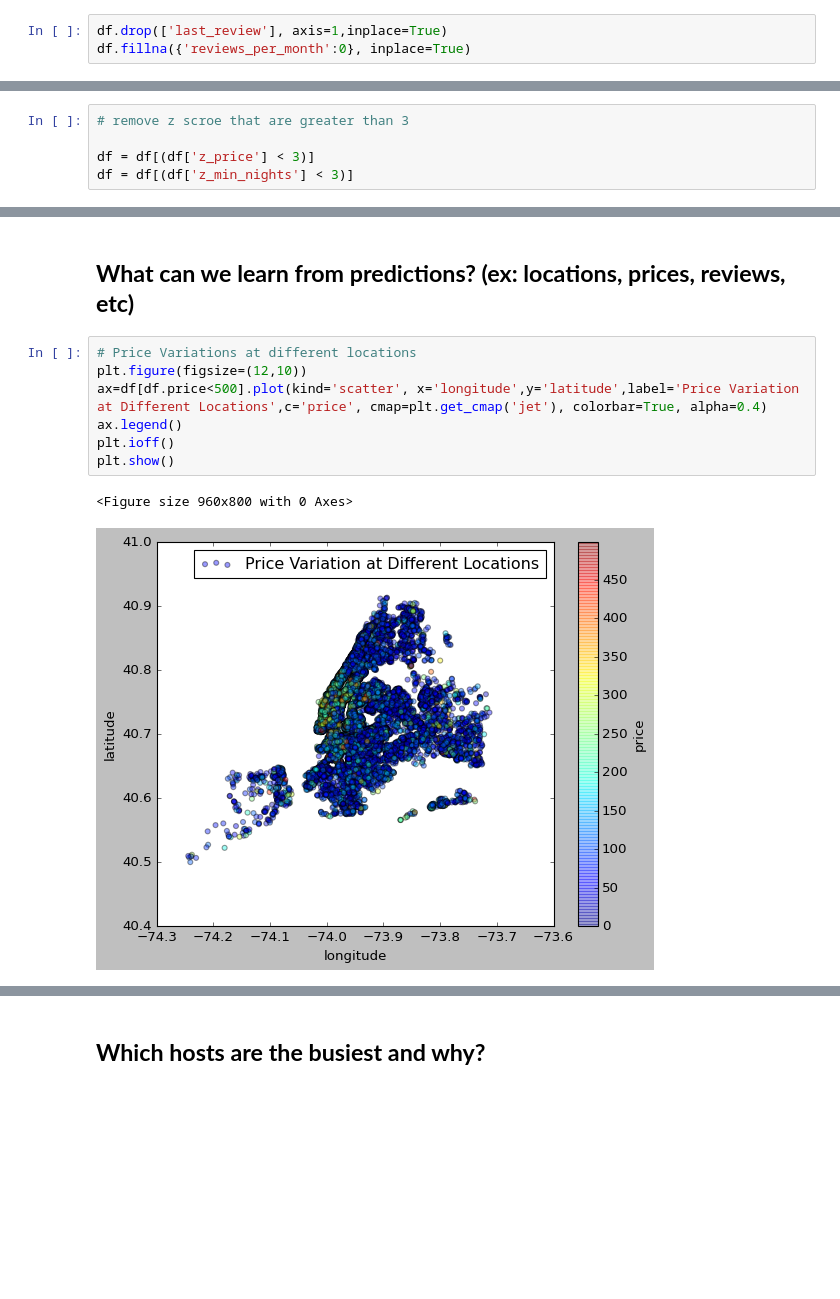
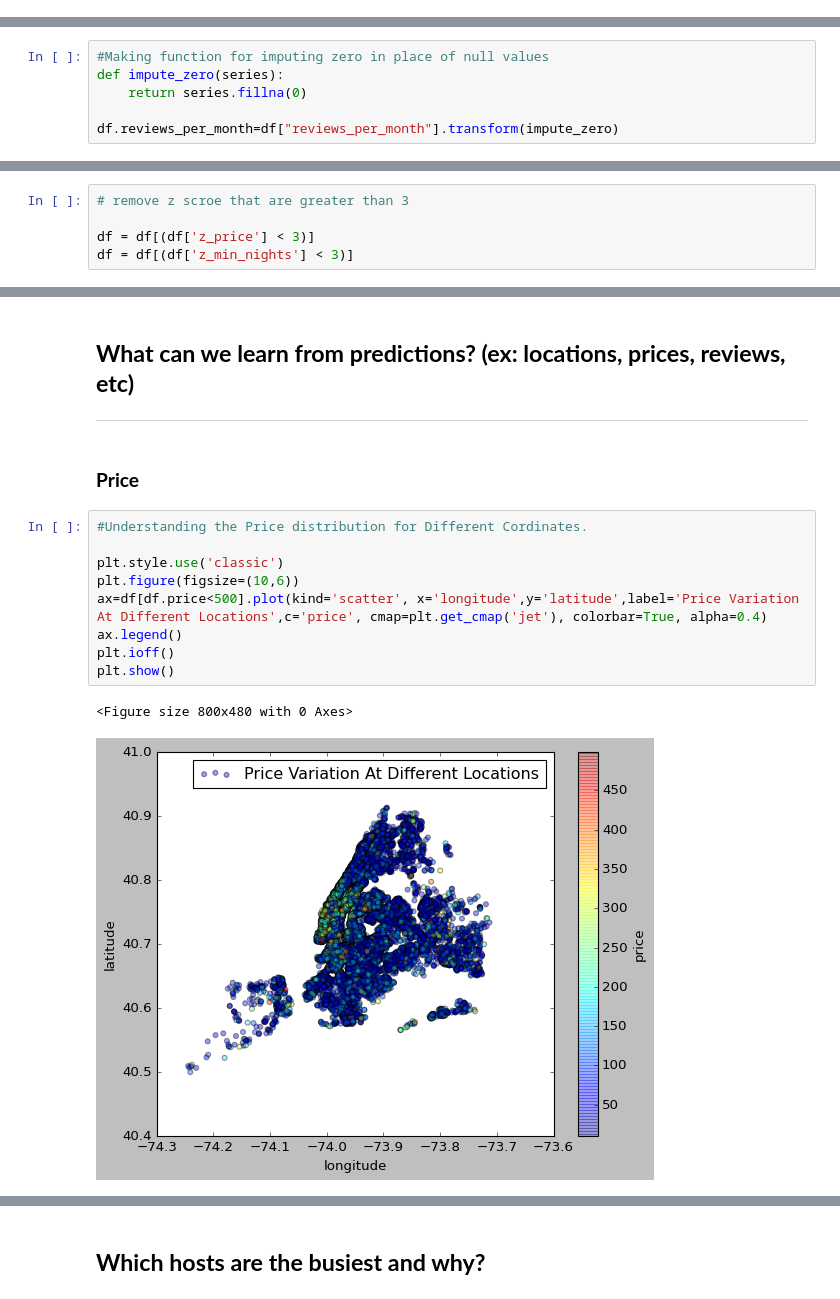
Before and after one commit to amanjn7/Airbnb-Booking-Analysis, a Jupyter notebook: Aman_Jain_Airbnb_Bookings_Analysis_Capstone_Project.ipynb, the cells around one changed output, grey strips where cells are left out. Drawn from its saved outputs; the diff is of its cells as text; blank space fills up the shorter version.

```diff
--- a/Aman_Jain_Airbnb_Bookings_Analysis_Capstone_Project.ipynb
+++ b/Aman_Jain_Airbnb_Bookings_Analysis_Capstone_Project.ipynb
@@ -208,3 +157,0 @@ As we can see there are some Null Values in **host_name**, **name** , **last_rev
-# %%
-df.drop(['last_review'], axis=1,inplace=True)
-df.fillna({'reviews_per_month':0}, inplace=True)
@@ -267,0 +278,6 @@ sns.boxplot(x=df['minimum_nights'])
+# %%
+#Making function for imputing zero in place of null values
+def impute_zero(series):
+    return series.fillna(0)
+
+df.reviews_per_month=df["reviews_per_month"].transform(impute_zero)
@@ -375,12 +479,17 @@ plt.show()
 # %% [markdown]
 ## **What can we learn from predictions? (ex: locations, prices, reviews, etc)**
+---
+# %% [markdown]
+### **Price**
 # %%
-# Price Variations at different locations
-plt.figure(figsize=(12,10))
-ax=df[df.price<500].plot(kind='scatter', x='longitude',y='latitude',label='Price Variation at Different Locations',c='price', cmap=plt.get_cmap('jet'), colorbar=True, alpha=0.4)
+#Understanding the Price distribution for Different Cordinates.
+
+plt.style.use('classic')
+plt.figure(figsize=(10,6))
+ax=df[df.price<500].plot(kind='scatter', x='longitude',y='latitude',label='Price Variation At Different Locations',c='price', cmap=plt.get_cmap('jet'), colorbar=True, alpha=0.4)
 ax.legend()
 plt.ioff()
 plt.show()
 # %% [output]
-<Figure size 960x800 with 0 Axes>
+<Figure size 800x480 with 0 Axes>
-[figure, old version]
+[figure, new version]
```
Also changed, not shown: parts of 147 cells of this notebook.
